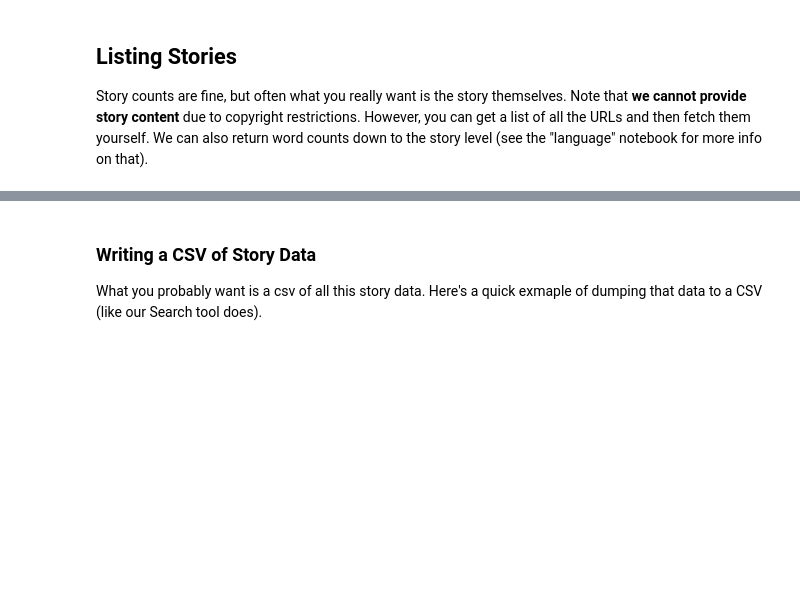
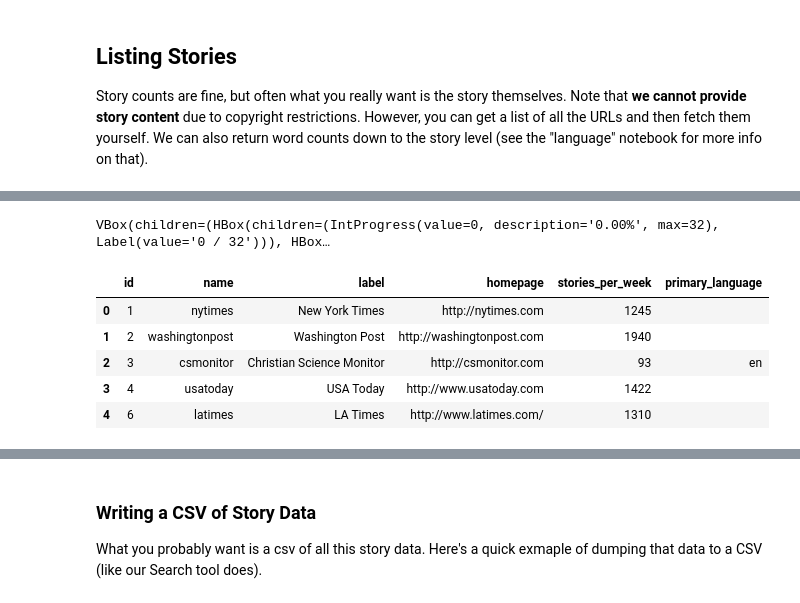
Before and after one commit to reycn/media-cloud-search, a Jupyter notebook: script/0.download.attention.ipynb, the cells around one changed output, grey strips where cells are left out. Saved outputs shown, nothing was run; the diff lists cells and outputs as text; code cells hidden in the pictures; blank space fills up the shorter version.

Commit message:
[data] media ids meta

```diff
--- a/script/0.download.attention.ipynb
+++ b/script/0.download.attention.ipynb
@@ -77,2 +112,30 @@ If you want to list ALL the stories matching, you need to page through the resul
+# %%
+df_media_id = pd.read_csv(
+    "/home/rongxin/data/sync/trump-exposure/scripts/media-cloud-search/data/meta/Collection-34412234-United States - National-sources-20240907062857.csv"
+).drop(
+    columns=[
+        "url_search_string",
+        "notes",
+        "platform",
+        "first_story",
+        "pub_country",
+        "media_type",
+        "pub_state",
+    ]
+)
+df_media_id["primary_language"] = df_media_id["primary_language"].fillna("")
+df_media_id["name"] = df_media_id["name"].parallel_apply(
+    lambda x: x.lower().split(".com")[0]
+)
+df_media_id["stories_per_week"] = df_media_id["stories_per_week"].fillna(-1).astype(int)
+df_media_id.head()
+# %% [output]
+VBox(children=(HBox(children=(IntProgress(value=0, description='0.00%', max=32), Label(value='0 / 32'))), HBox…
+|  | id | name | label | homepage | stories_per_week | primary_language |
+| 0 | 1 | nytimes | New York Times | http://nytimes.com | 1245 |  |
+| 1 | 2 | washingtonpost | Washington Post | http://washingtonpost.com | 1940 |  |
+| 2 | 3 | csmonitor | Christian Science Monitor | http://csmonitor.com | 93 | en |
+| 3 | 4 | usatoday | USA Today | http://www.usatoday.com | 1422 |  |
+| 4 | 6 | latimes | LA Times | http://www.latimes.com/ | 1310 |  |
 # %%
 # let's fetch all the stories matching our query on one day
```
Also changed, not shown: parts of 8 cells of this notebook, 2 other files.
